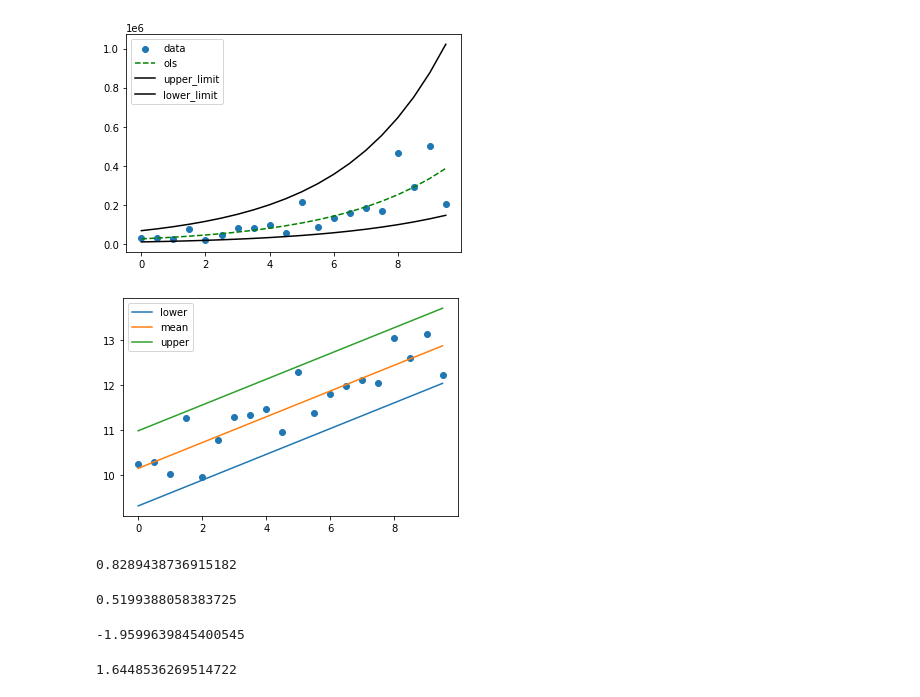
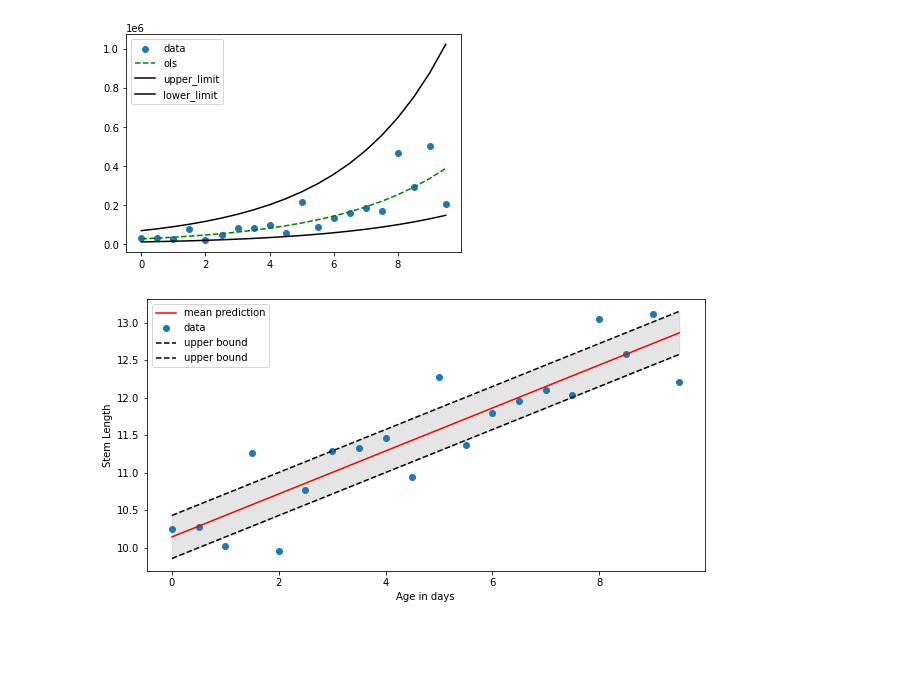
Before and after one commit to Cemlyn/UK-Housing-Market, a Jupyter notebook: Example-regression.ipynb, the cells around one changed output. Drawn from its saved outputs; the diff is of its cells as text; code cells hidden in the pictures; blank space fills up the shorter version.

```diff
--- a/Example-regression.ipynb
+++ b/Example-regression.ipynb
@@ -178,9 +178,9 @@ class LinearRegressionPlus(LinearRegression):
     def get_stats():
         pass
 
-    def predict_intervals(self,X,p_interval = 0.50):
+    def predict_intervals(self,X,p_interval = 0.95):
         predictions = self.predict(X)
-        z = norm.ppf((1-p_interval)/2)
+        z = abs(norm.ppf((1-p_interval)/2))
         lower = predictions - z*self.residuals_std
         upper = predictions + z*self.residuals_std
         return lower, predictions,upper
@@ -190,27 +190,19 @@ reg = LinearRegressionPlus()
 reg.fit(x,y_sampled)
 # %%
 import pandas as pd
-l,p,u = reg.predict_intervals(x)
-axes = pd.DataFrame({'lower':l.ravel(),'mean':p.ravel(),'upper':u.ravel()},index=x[:,0].ravel()).plot()
-plt.scatter(x[:,0].ravel(),y_sampled.ravel())
+l,p,u = reg.predict_intervals(x,p_interval=0.5)
+df_pred = pd.DataFrame({'lower':l.ravel(),'mean':p.ravel(),'upper':u.ravel()},index=x[:,0].ravel())
+
+fig,axes = plt.subplots(1,1,figsize=[10,5])
+
+df_pred['mean'].plot(ax=axes,c='r',label='mean prediction')
+axes.fill_between(x[:,0].ravel(), l.ravel(), u.ravel(),color='gray',alpha=0.2)
+axes.scatter(x[:,0].ravel(),y_sampled.ravel(),label='data')
+axes.plot(x[:,0].ravel(),u.ravel(),c='k',ls='--',label='upper bound')
+axes.plot(x[:,0].ravel(),l.ravel(),c='k',ls='--',label='lower bound')
+axes.set_xlabel('Age in days')
+axes.set_ylabel('Stem Length')
+plt.legend()
 plt.show()
 # %% [output]
-[figure, old version]
+[figure, new version]
-# %%
-from scipy.stats import norm
-
-norm.cdf(0.95)
-# %% [output]
-0.8289438736915182
-# %%
-norm.cdf(0.05)
-# %% [output]
-0.5199388058383725
-# %%
-norm.ppf(0.025)
-# %% [output]
--1.9599639845400545
-# %%
-norm.ppf(0.025)
-# %% [output]
-1.6448536269514722
```
